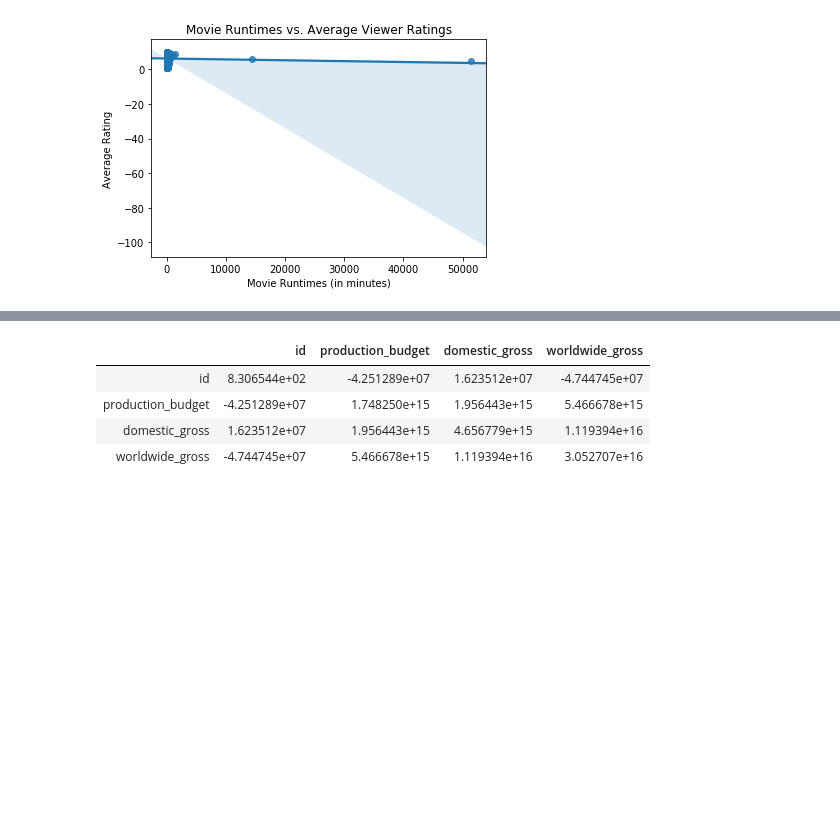
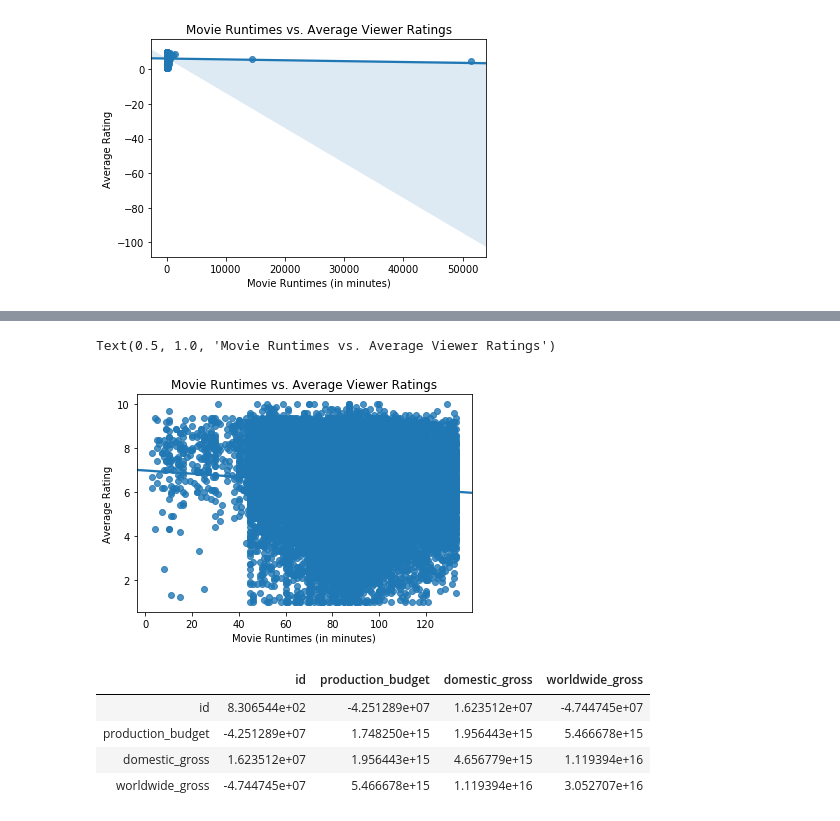
Before and after one commit to EricaSG/dsc-mod-1-project-v2-1-onl01-dtsc-ft-041320, a Jupyter notebook: student.ipynb, the cells around one changed output, grey strips where cells are left out. Cells and saved outputs as stored; diff of their text form; code cells hidden in the pictures; blank space fills up the shorter version.

```diff
--- a/student.ipynb
+++ b/student.ipynb
@@ -675,0 +689,6 @@ AttributeError: 'DataFrame' object has no attribute 'between'
+# %%
+#Reeplace Outliers with the Median
+print(imdb_ratings_basics_df['runtime_minutes'].quantile(0.50)) #Print the median
+print(imdb_ratings_basics_df['runtime_minutes'].quantile(0.95)) #Print the 95th percentile
+imdb_ratings_basics_df['runtime_minutes'] = np.where(imdb_ratings_basics_df['runtime_minutes'] > 133, 90, imdb_ratings_basics_df['runtime_minutes']) #Replace values greater than the 95th percentile with the median value
+imdb_ratings_basics_df.describe()
@@ -701,3 +746,12 @@ Text(0.5, 1.0, 'Movie Runtimes vs. Average Viewer Ratings')
+# %%
+#Replace Outliers with Median Values
+sns.regplot(x= 'runtime_minutes', y= 'averagerating', data= imdb_ratings_basics_df)
+plt.xlabel('Movie Runtimes (in minutes)')
+plt.ylabel('Average Rating')
+plt.title('Movie Runtimes vs. Average Viewer Ratings')
+# %% [output]
+Text(0.5, 1.0, 'Movie Runtimes vs. Average Viewer Ratings')
+[figure, added]
 # %%
 tn_budgets_df.cov() #Covariance of production budget, domestic gross, & worldwide
 # %% [output]
```
Also changed, not shown: parts of 15 cells of this notebook.
